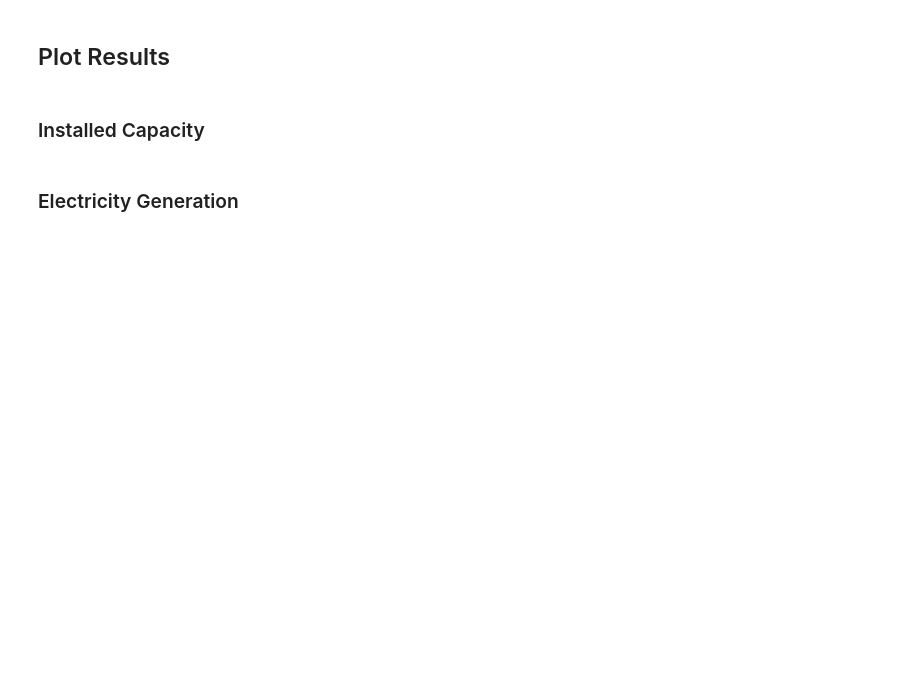
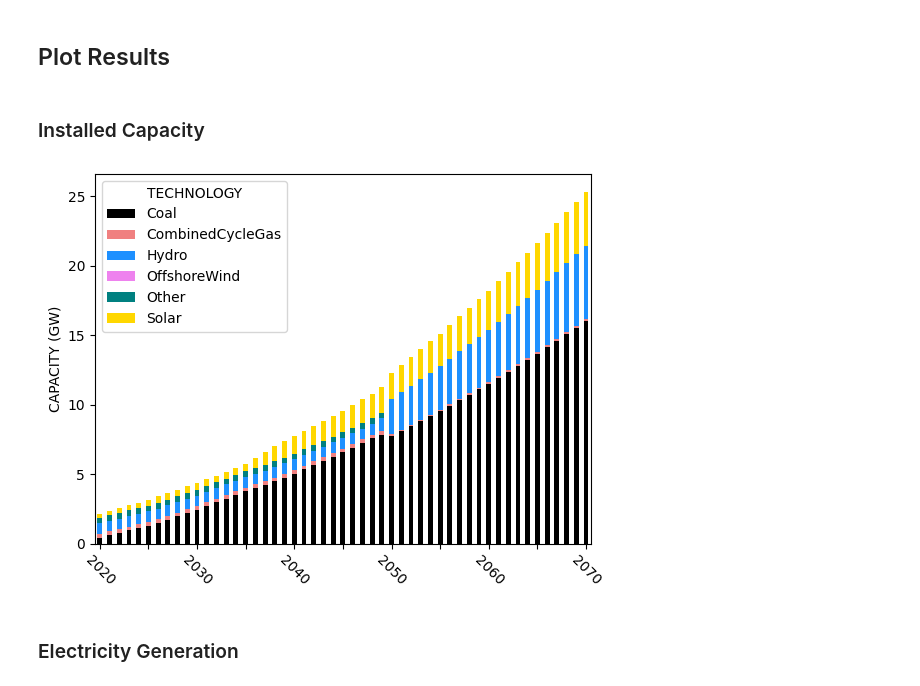
Before and after one commit to KTH-dESA/esom_gsa, a Jupyter notebook: paper/Model_Three/model_three.ipynb, the cells around one changed output. Drawn from its saved outputs; the diff is of its cells as text; code cells hidden in the pictures; blank space fills up the shorter version.

```diff
--- a/paper/Model_Three/model_three.ipynb
+++ b/paper/Model_Three/model_three.ipynb
@@ -17,8 +17,16 @@ total_capacity = pd.read_csv('./model/Results/No_Emission_Limit/TotalCapacityAnn
 # %% [markdown]
 ## Filter and Aggregate Results
 # %%
-capital_investments = capital_investments.loc[capital_investments['TECHNOLOGY'].isin(['HYDRO', 'GAS', 'COAL'])].reset_index(drop=True)
-new_capacity = new_capacity.loc[new_capacity['TECHNOLOGY'].isin(['HYDRO', 'GAS', 'COAL'])].reset_index(drop=True)
-production_annual = production_annual.loc[production_annual['TECHNOLOGY'].isin(['HYDRO', 'GAS', 'COAL'])].reset_index(drop=True)
-total_capacity = total_capacity.loc[total_capacity['TECHNOLOGY'].isin(['HYDRO', 'GAS', 'COAL'])].reset_index(drop=True)
+capital_investments = capital_investments.loc[
+    (capital_investments['TECHNOLOGY'].str.startswith('PWR')) &
+    (capital_investments['TECHNOLOGY'].str[3:6] != "TRN")].reset_index(drop=True)
+new_capacity = new_capacity.loc[
+    (new_capacity['TECHNOLOGY'].str.startswith('PWR')) &
+    (new_capacity['TECHNOLOGY'].str[3:6] != "TRN")].reset_index(drop=True)
+production_annual = production_annual.loc[
+    (production_annual['TECHNOLOGY'].str.startswith('PWR')) &
+    (production_annual['TECHNOLOGY'].str[3:6] != "TRN")].reset_index(drop=True)
+total_capacity = total_capacity.loc[
+    (total_capacity['TECHNOLOGY'].str.startswith('PWR')) &
+    (total_capacity['TECHNOLOGY'].str[3:6] != "TRN")].reset_index(drop=True)
 demand = demand.groupby(by=['YEAR','FUEL','REGION']).sum().reset_index()
@@ -25,3 +81,18 @@ demand = demand.groupby(by=['YEAR','FUEL','REGION']).sum().reset_index()
+# %%
+capital_investments["CODE"] = capital_investments["TECHNOLOGY"].str[3:6]
+capital_investments["TECHNOLOGY"] = capital_investments["CODE"].map(name_map)
+
+new_capacity["CODE"] = new_capacity["TECHNOLOGY"].str[3:6]
+new_capacity["TECHNOLOGY"] = new_capacity["CODE"].map(name_map)
+
+production_annual["CODE"] = production_annual["TECHNOLOGY"].str[3:6]
+production_annual["TECHNOLOGY"] = production_annual["CODE"].map(name_map)
+
+total_capacity["CODE"] = total_capacity["TECHNOLOGY"].str[3:6]
+total_capacity["TECHNOLOGY"] = total_capacity["CODE"].map(name_map)
+
+demand["CODE"] = demand["FUEL"].str[0:3]
+demand["FUEL"] = demand["CODE"].map(name_map)
 # %% [markdown]
 ## Plot Results
 # %% [markdown]
@@ -29,19 +100,20 @@ demand = demand.groupby(by=['YEAR','FUEL','REGION']).sum().reset_index()
 # %%
 total_capacity_2 = total_capacity.pivot(index='YEAR',columns='TECHNOLOGY',values='VALUE')
 
 ax = total_capacity_2.plot.bar(
     stacked=True,
-    legend='reverse',
-    color=['tab:purple','tab:orange','tab:blue']
+    color=colour_map_full_name
 )
 
 ax.set_ylabel('CAPACITY (GW)')
 ax.set_xlabel('')
 plt.locator_params(axis='x', nbins=11)
 plt.xticks(rotation = -45)
 
 for label in ax.xaxis.get_ticklabels()[1::2]:
     label.set_visible(False)
+# %% [output]
+[figure, added]
 # %% [markdown]
 ### Electricity Generation
 # %%
```
Also changed, not shown: parts of 8 cells of this notebook, 4 other files.
